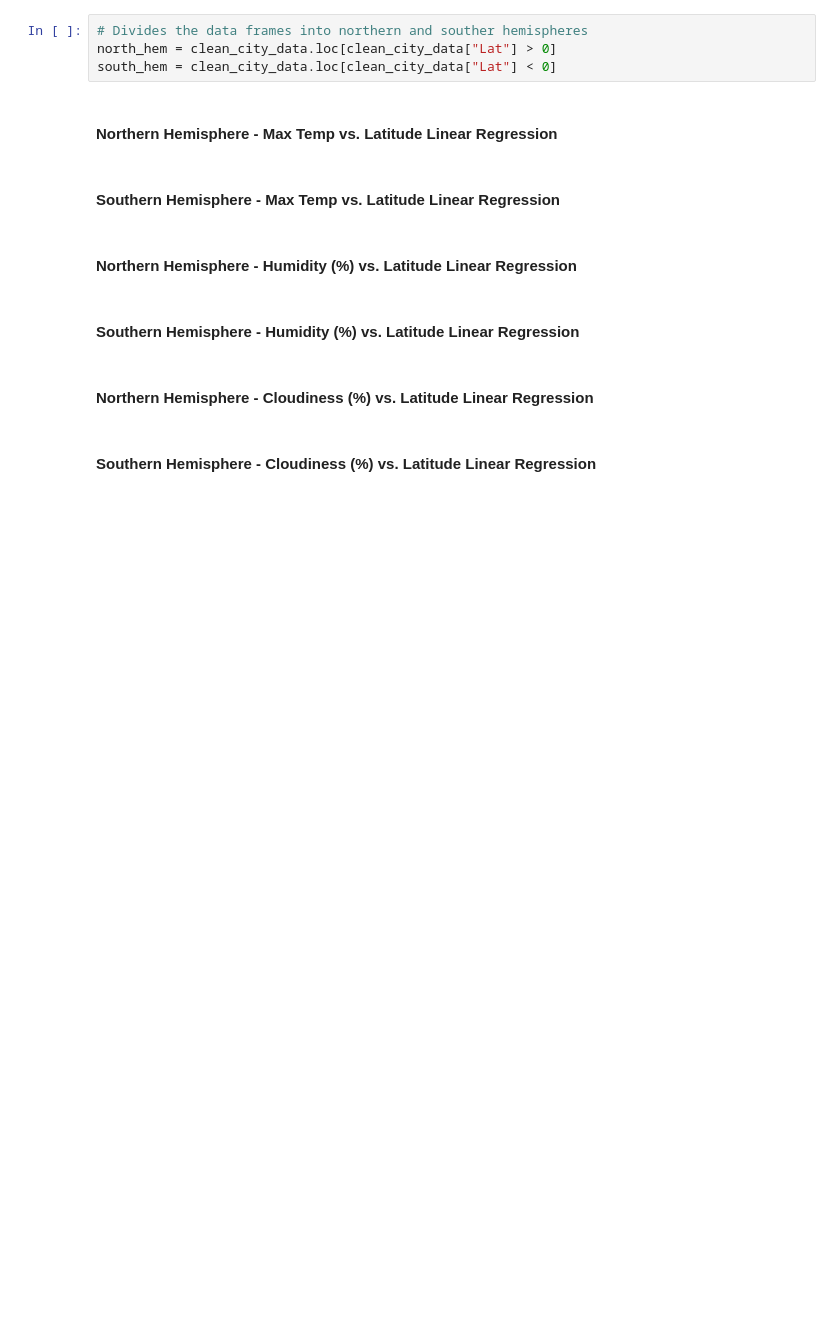
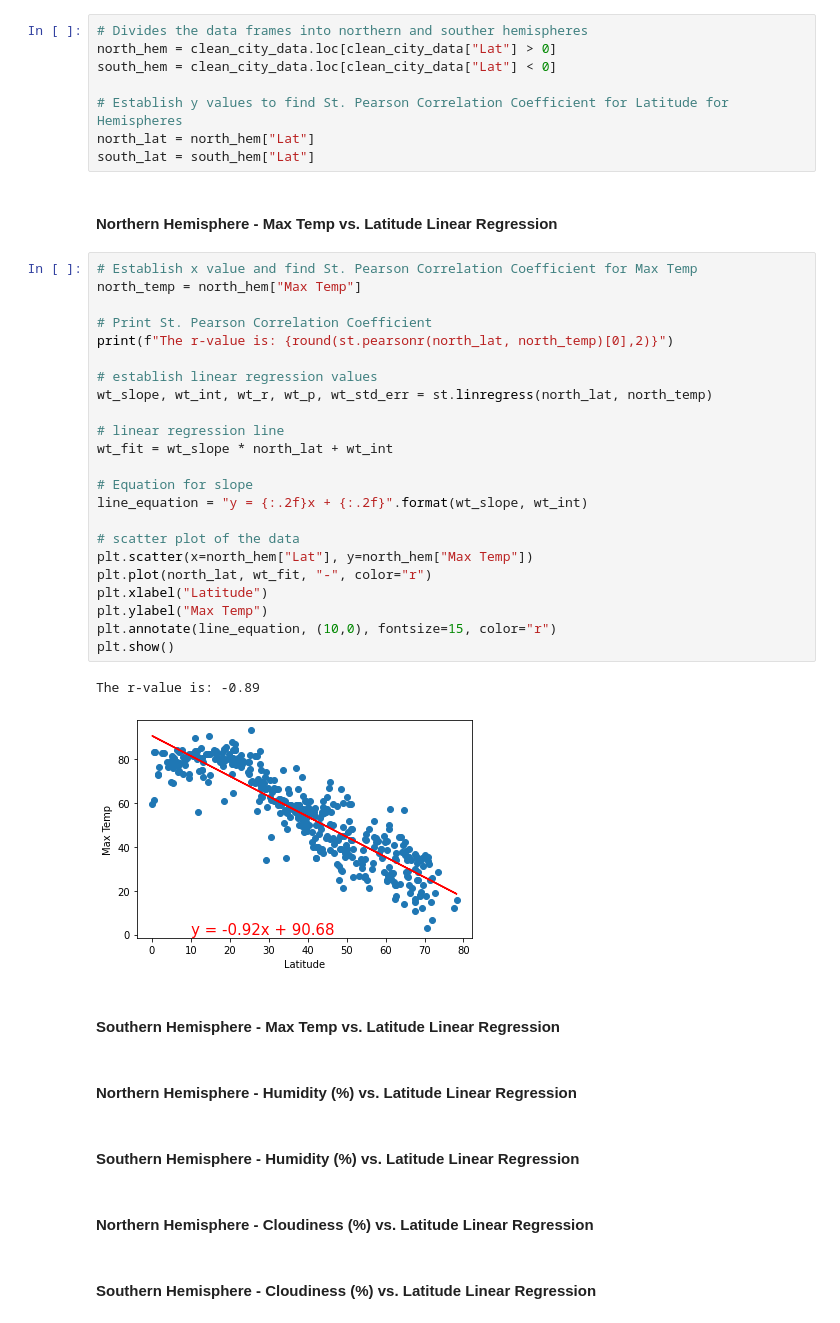
Before and after one commit to ClovisL/python-api-challenge, a Jupyter notebook: WeatherPy/WeatherPy.ipynb, the cells around one changed output. Cells and saved outputs as stored; diff of their text form; blank space fills up the shorter version.

Commit message:
Updated linear regression

```diff
--- a/WeatherPy/WeatherPy.ipynb
+++ b/WeatherPy/WeatherPy.ipynb
@@ -248,8 +249,38 @@ plt.show()
 # Divides the data frames into northern and souther hemispheres
 north_hem = clean_city_data.loc[clean_city_data["Lat"] > 0]
 south_hem = clean_city_data.loc[clean_city_data["Lat"] < 0]
+
+# Establish y values to find St. Pearson Correlation Coefficient for Latitude for Hemispheres
+north_lat = north_hem["Lat"]
+south_lat = south_hem["Lat"]
 # %% [markdown]
 ####  Northern Hemisphere - Max Temp vs. Latitude Linear Regression
+# %%
+# Establish x value and find St. Pearson Correlation Coefficient for Max Temp
+north_temp = north_hem["Max Temp"]
+
+# Print St. Pearson Correlation Coefficient
+print(f"The r-value is: {round(st.pearsonr(north_lat, north_temp)[0],2)}")
+
+# establish linear regression values
+wt_slope, wt_int, wt_r, wt_p, wt_std_err = st.linregress(north_lat, north_temp)
+
+# linear regression line
+wt_fit = wt_slope * north_lat + wt_int
+
+# Equation for slope
+line_equation = "y = {:.2f}x + {:.2f}".format(wt_slope, wt_int)
+
+# scatter plot of the data
+plt.scatter(x=north_hem["Lat"], y=north_hem["Max Temp"])
+plt.plot(north_lat, wt_fit, "-", color="r")
+plt.xlabel("Latitude")
+plt.ylabel("Max Temp")
+plt.annotate(line_equation, (10,0), fontsize=15, color="r")
+plt.show()
+# %% [output]
+The r-value is: -0.89
+[figure, added]
 # %% [markdown]
 ####  Southern Hemisphere - Max Temp vs. Latitude Linear Regression
 # %% [markdown]
```
Also changed, not shown: parts of 1 cell of this notebook.
